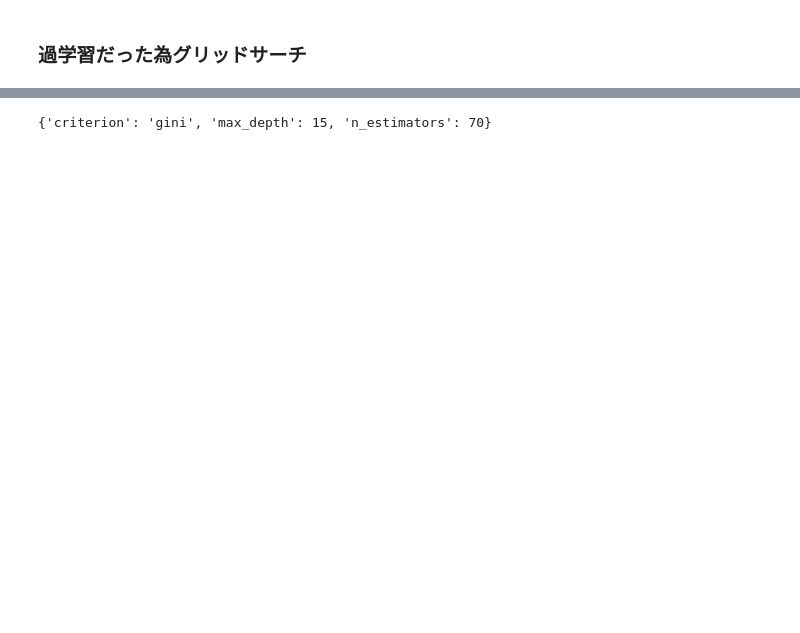
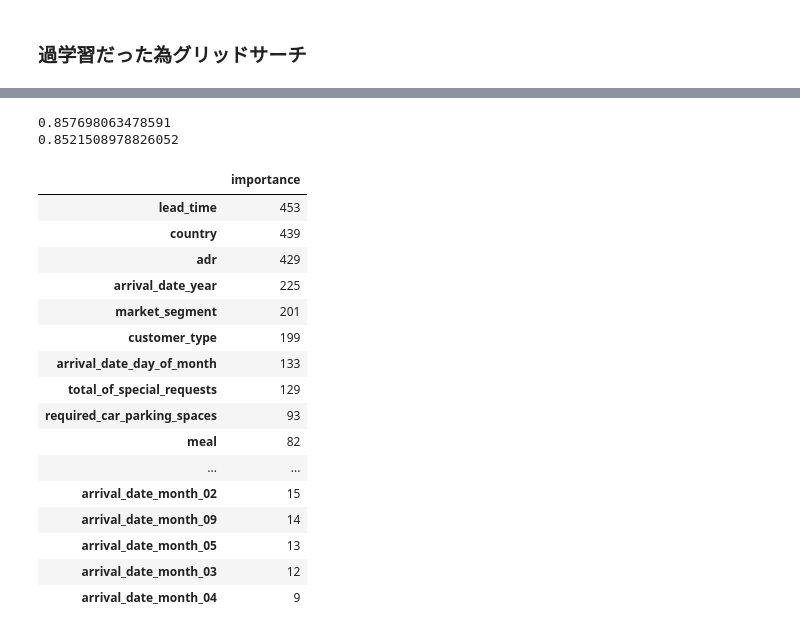
Before and after one commit to toriiatushi/portfolio, a Jupyter notebook: test.ipynb, the cells around one changed output, grey strips where cells are left out. Cells and saved outputs as stored; diff of their text form; code cells hidden in the pictures; blank space fills up the shorter version.

```diff
--- a/test.ipynb
+++ b/test.ipynb
@@ -449,4 +448,31 @@ clf_grid.best_score_
-# %%
-clf_grid.best_params_
-# %% [output]
-{'criterion': 'gini', 'max_depth': 15, 'n_estimators': 70}
+# %%
+from lightgbm import LGBMClassifier
+lgb=LGBMClassifier()
+lgb.fit(X_train,y_train)
+print(lgb.score(X_train,y_train))
+print(lgb.score(X_test,y_test))
+# %% [output]
+0.857698063478591
+0.8521508978826052
+# %%
+importance=pd.DataFrame({'importance':lgb.feature_importances_},index=X_train.columns)
+importance=importance.sort_values(by='importance',ascending=False)
+importance
+# %% [output]
+|  | importance |
+| lead_time | 453 |
+| country | 439 |
+| adr | 429 |
+| arrival_date_year | 225 |
+| market_segment | 201 |
+| customer_type | 199 |
+| arrival_date_day_of_month | 133 |
+| total_of_special_requests | 129 |
+| required_car_parking_spaces | 93 |
+| meal | 82 |
+| ... | ... |
+| arrival_date_month_02 | 15 |
+| arrival_date_month_09 | 14 |
+| arrival_date_month_05 | 13 |
+| arrival_date_month_03 | 12 |
+| arrival_date_month_04 | 9 |
```
Also changed, not shown: parts of 9 cells of this notebook.
